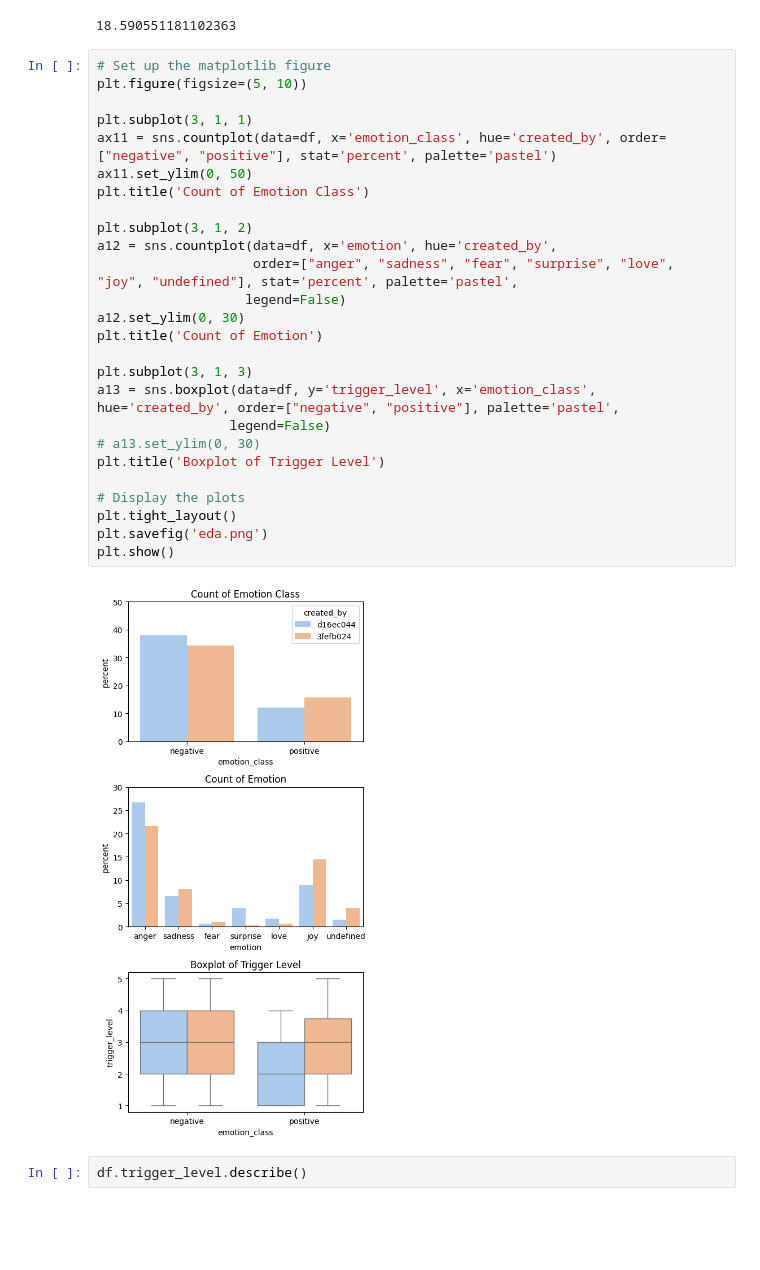
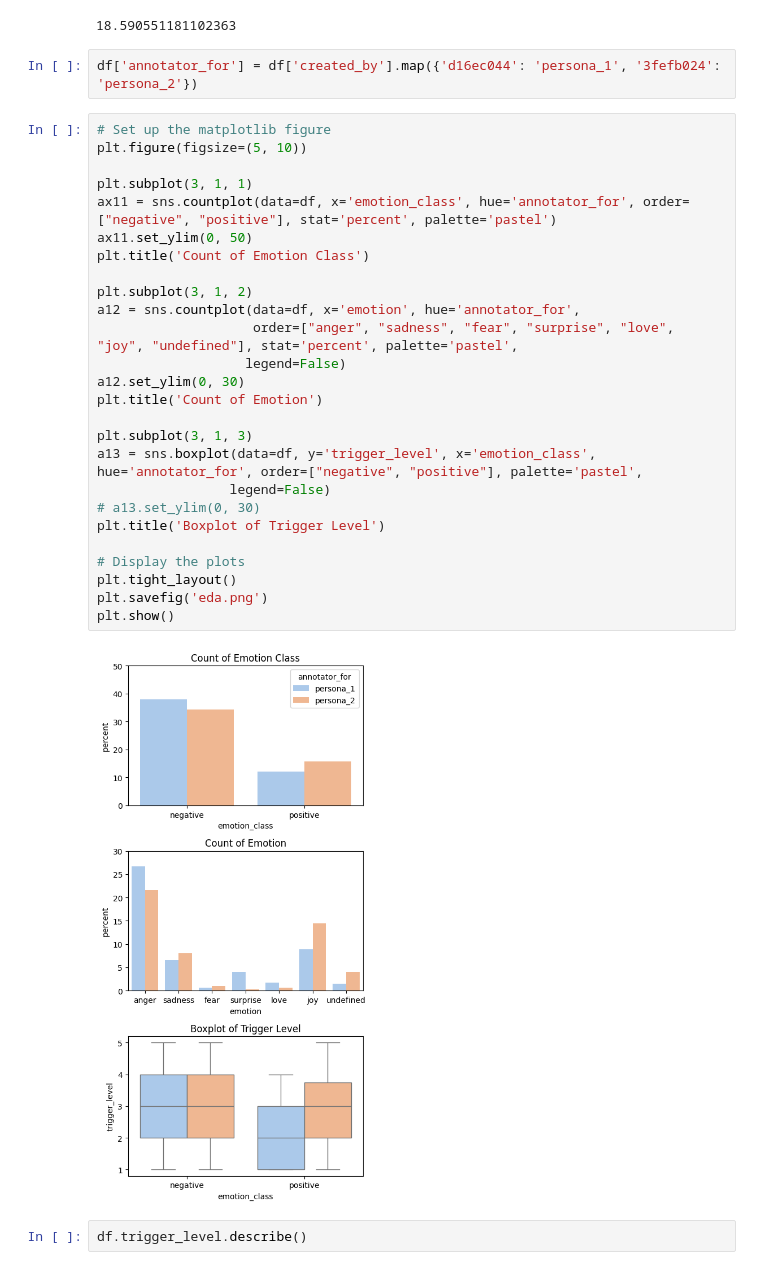
Before and after one commit to LetsData-net/emotional-triggers, a Jupyter notebook: notebooks/annotations_eda.ipynb, the cells around one changed output. Drawn from its saved outputs; the diff is of its cells as text; blank space fills up the shorter version.

```diff
--- a/notebooks/annotations_eda.ipynb
+++ b/notebooks/annotations_eda.ipynb
@@ -59,34 +59,36 @@ df_d16ec044.explode('context_locations')['context_locations'].apply(get_location
 df_3fefb024.explode('context_locations')['context_locations'].apply(get_location_len).mean()
 # %% [output]
 18.590551181102363
+# %%
+df['annotator_for'] = df['created_by'].map({'d16ec044': 'persona_1', '3fefb024': 'persona_2'})
 # %%
 # Set up the matplotlib figure
 plt.figure(figsize=(5, 10))
 
 plt.subplot(3, 1, 1)
-ax11 = sns.countplot(data=df, x='emotion_class', hue='created_by', order=["negative", "positive"], stat='percent', palette='pastel')
+ax11 = sns.countplot(data=df, x='emotion_class', hue='annotator_for', order=["negative", "positive"], stat='percent', palette='pastel')
 ax11.set_ylim(0, 50)
 plt.title('Count of Emotion Class')
 
 plt.subplot(3, 1, 2)
-a12 = sns.countplot(data=df, x='emotion', hue='created_by',
+a12 = sns.countplot(data=df, x='emotion', hue='annotator_for',
                     order=["anger", "sadness", "fear", "surprise", "love", "joy", "undefined"], stat='percent', palette='pastel',
                    legend=False)
 a12.set_ylim(0, 30)
 plt.title('Count of Emotion')
 
 plt.subplot(3, 1, 3)
-a13 = sns.boxplot(data=df, y='trigger_level', x='emotion_class', hue='created_by', order=["negative", "positive"], palette='pastel',
+a13 = sns.boxplot(data=df, y='trigger_level', x='emotion_class', hue='annotator_for', order=["negative", "positive"], palette='pastel',
                  legend=False)
 # a13.set_ylim(0, 30)
 plt.title('Boxplot of Trigger Level')
 
 # Display the plots
 plt.tight_layout()
 plt.savefig('eda.png')
 plt.show()
 # %% [output]
-[figure, old version]
+[figure, new version]
 # %%
 df.trigger_level.describe()
 # %% [output]
```
Also changed, not shown: parts of 14 cells of this notebook, 15 other files.
